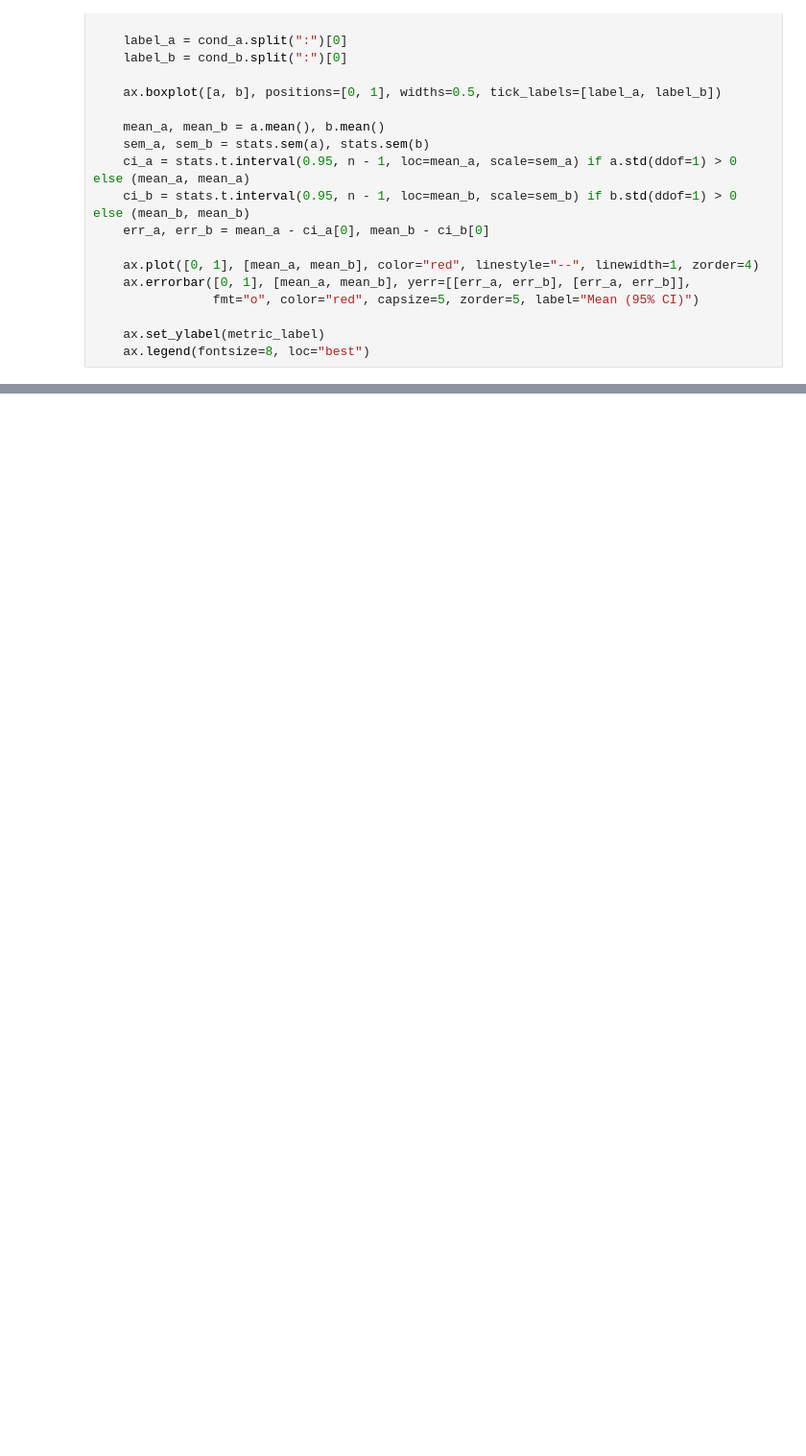
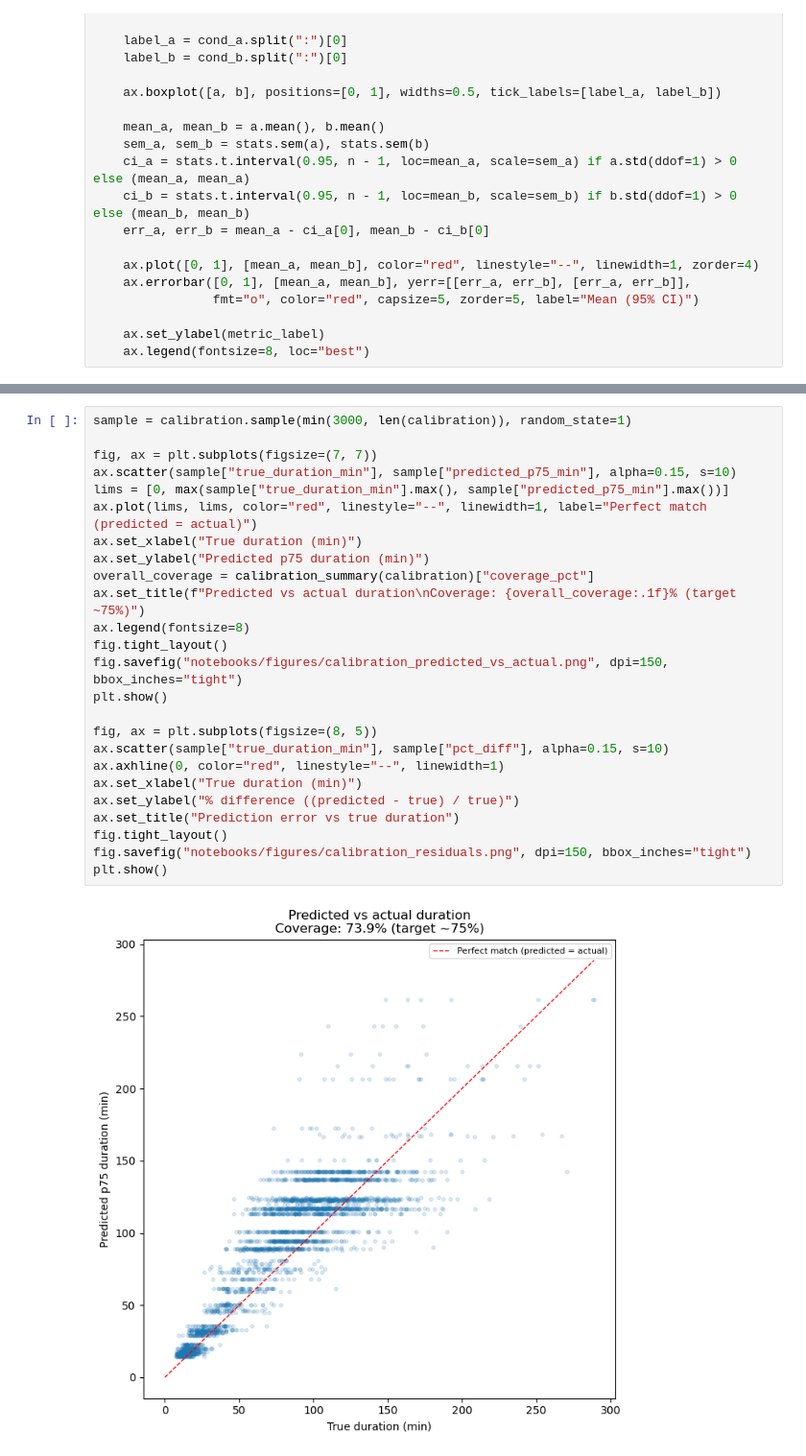
Before and after one commit to peterjohnston1357/Masters_project, a Jupyter notebook: notebooks/condition_comparison_analysis.ipynb, the cells around one changed output, grey strips where cells are left out. Shown at 96% size. Saved outputs shown, nothing was run; the diff lists cells and outputs as text; blank space fills up the shorter version.

```diff
--- a/notebooks/condition_comparison_analysis.ipynb
+++ b/notebooks/condition_comparison_analysis.ipynb
@@ -308,0 +357,27 @@ Notes:
+# %%
+sample = calibration.sample(min(3000, len(calibration)), random_state=1)
+
+fig, ax = plt.subplots(figsize=(7, 7))
+ax.scatter(sample["true_duration_min"], sample["predicted_p75_min"], alpha=0.15, s=10)
+lims = [0, max(sample["true_duration_min"].max(), sample["predicted_p75_min"].max())]
+ax.plot(lims, lims, color="red", linestyle="--", linewidth=1, label="Perfect match (predicted = actual)")
+ax.set_xlabel("True duration (min)")
+ax.set_ylabel("Predicted p75 duration (min)")
+overall_coverage = calibration_summary(calibration)["coverage_pct"]
+ax.set_title(f"Predicted vs actual duration\nCoverage: {overall_coverage:.1f}% (target ~75%)")
+ax.legend(fontsize=8)
+fig.tight_layout()
+fig.savefig("notebooks/figures/calibration_predicted_vs_actual.png", dpi=150, bbox_inches="tight")
+plt.show()
+
+fig, ax = plt.subplots(figsize=(8, 5))
+ax.scatter(sample["true_duration_min"], sample["pct_diff"], alpha=0.15, s=10)
+ax.axhline(0, color="red", linestyle="--", linewidth=1)
+ax.set_xlabel("True duration (min)")
+ax.set_ylabel("% difference ((predicted - true) / true)")
+ax.set_title("Prediction error vs true duration")
+fig.tight_layout()
+fig.savefig("notebooks/figures/calibration_residuals.png", dpi=150, bbox_inches="tight")
+plt.show()
+# %% [output]
+[figure, added]
```
Also changed, not shown: parts of 4 cells of this notebook, 5 other files.
